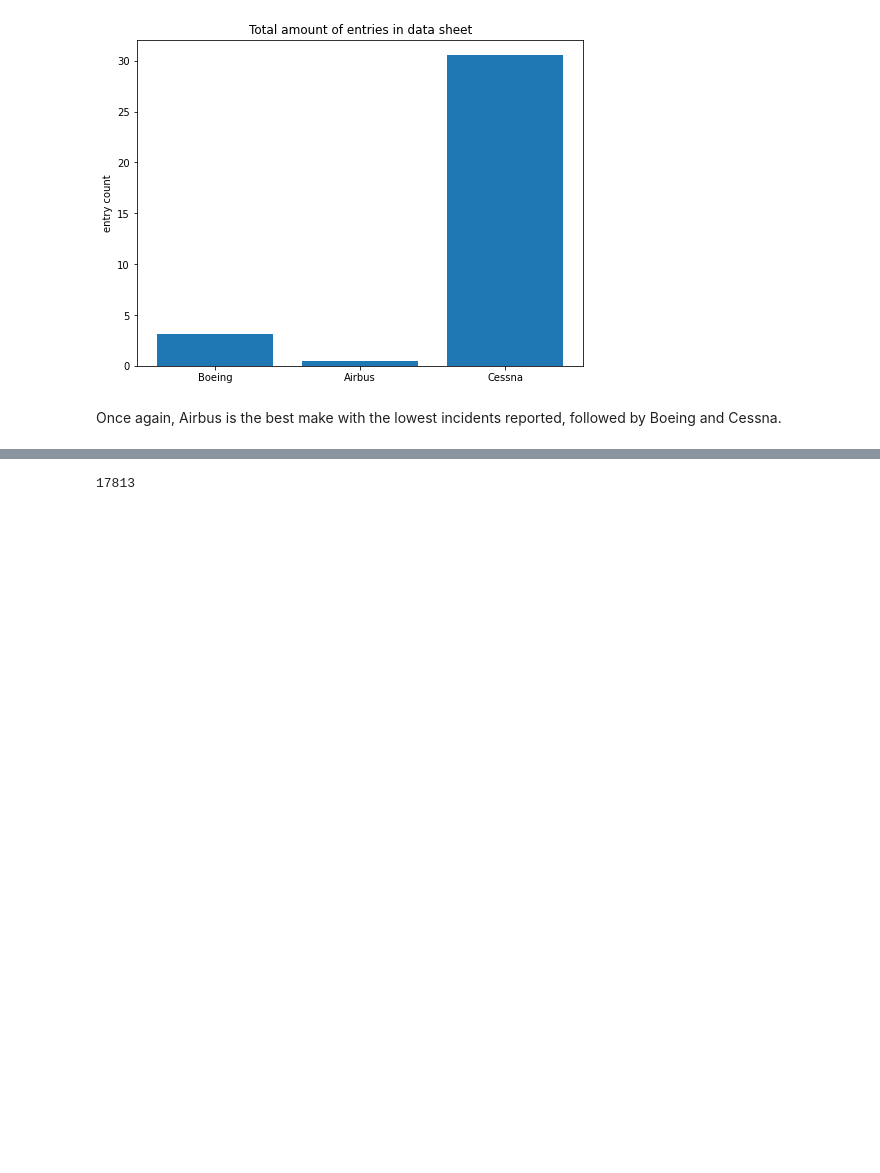
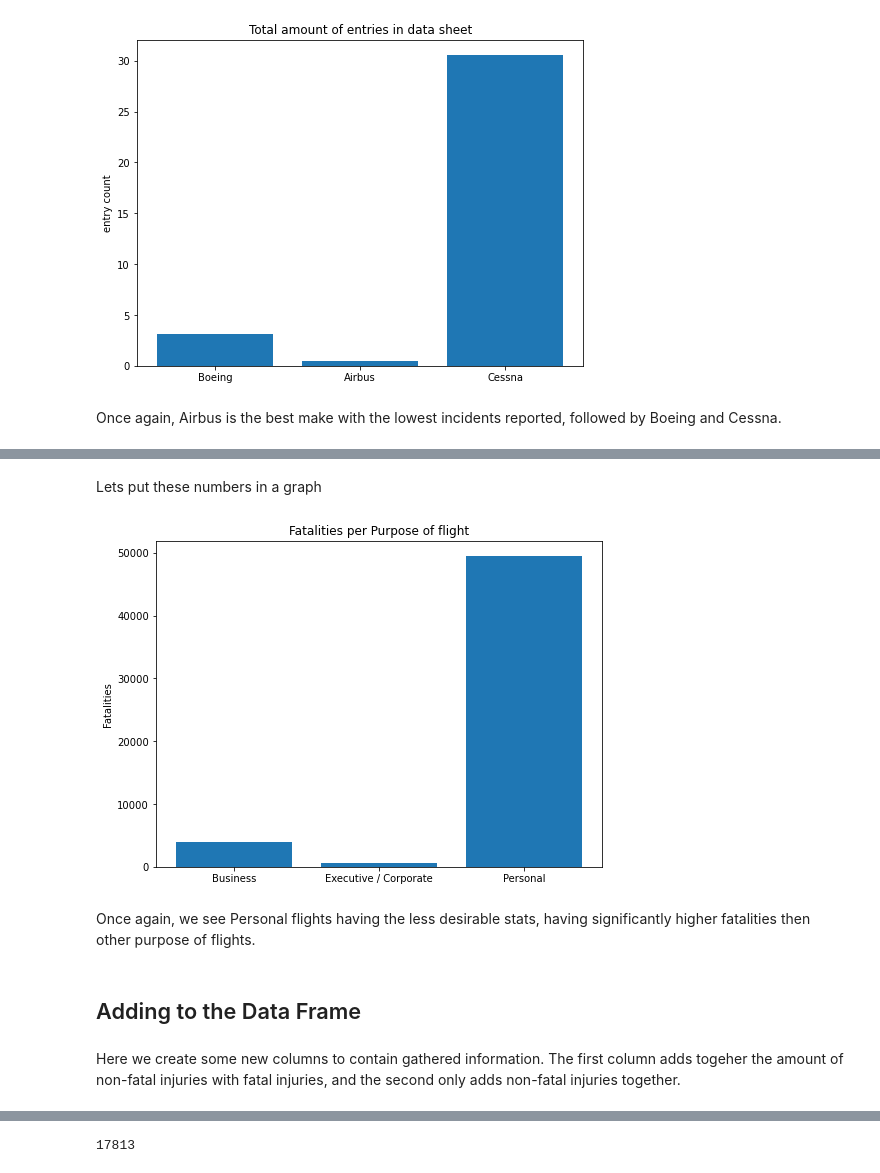
Before and after one commit to Djohnson1313/phase_1_project, a Jupyter notebook: phase_1_project_final.ipynb, the cells around one changed output, grey strips where cells are left out. Saved outputs shown, nothing was run; the diff lists cells and outputs as text; code cells hidden in the pictures; blank space fills up the shorter version.

```diff
--- a/phase_1_project_final.ipynb
+++ b/phase_1_project_final.ipynb
@@ -292,3 +520,25 @@ create column for total injuries including death (Total_Injuries) and column for
+# %% [markdown]
+Lets put these numbers in a graph
+# %%
+# Bargraph to compare purpose of flight fatalities
+
+height = [4018, 553, 49448]
+x = range(3)
+labels = ['Business', 'Executive / Corporate', 'Personal']
+
+fig, ax = plt.subplots(figsize = (8,6))
+ax.bar(x, height, tick_label = labels)
+
+ax.set_title('Fatalities per Purpose of flight')
+ax.set_ylabel('Fatalities');
+# %% [output]
+[figure, added]
+# %% [markdown]
+Once again, we see Personal flights having the less desirable stats, having significantly higher fatalities then other purpose of flights.
+# %% [markdown]
+## Adding to the Data Frame
+# %% [markdown]
+Here we create some new columns to contain gathered information. The first column adds togeher the amount of non-fatal injuries with fatal injuries, and the second only adds non-fatal injuries together.
 # %%
 df1['Total_Injuries'] = df1['Total.Fatal.Injuries'] + df1['Total.Serious.Injuries'] + df1['Total.Minor.Injuries']
 # %%
```
Also changed, not shown: parts of 120 cells of this notebook.
